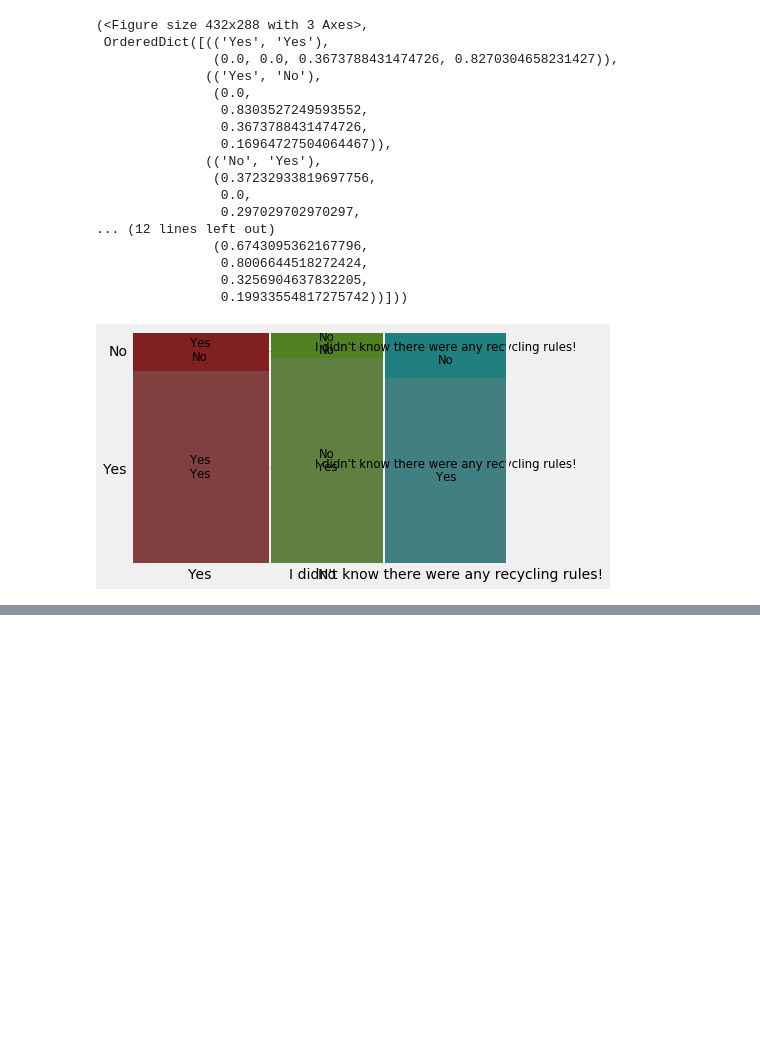
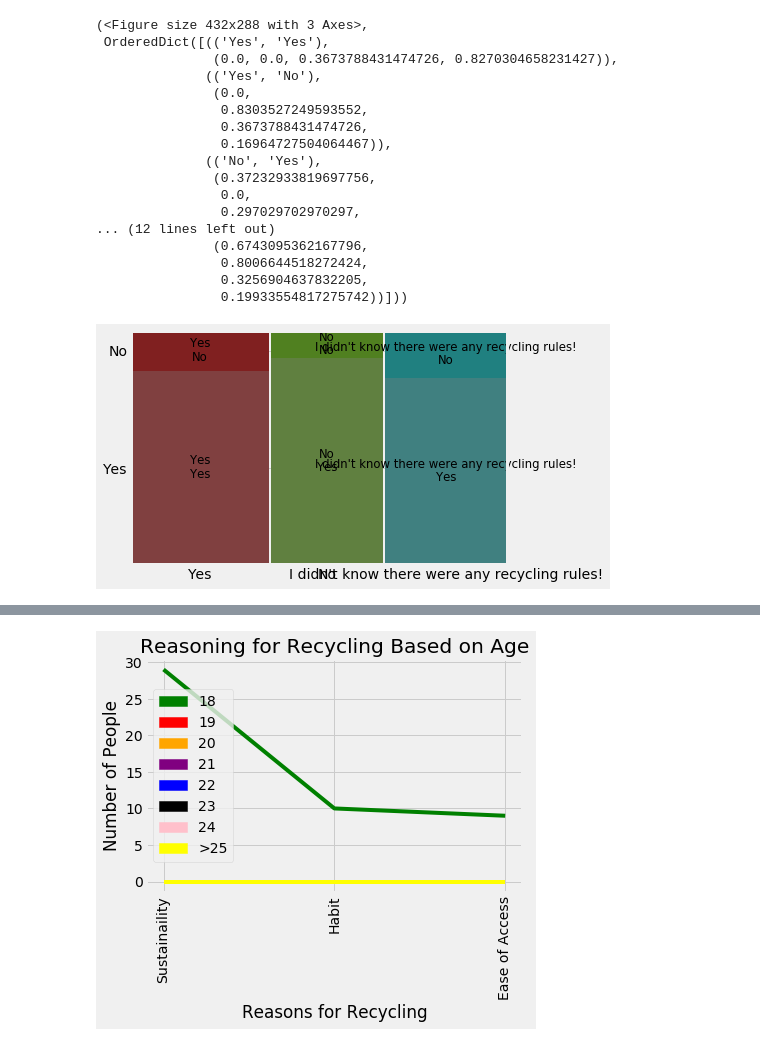
Before and after one commit to aalmeida9/362Project1, a Jupyter notebook: main.ipynb, the cells around one changed output, grey strips where cells are left out. Saved outputs shown, nothing was run; the diff lists cells and outputs as text; code cells hidden in the pictures; blank space fills up the shorter version.

Commit message:
fun with line graphs

```diff
--- a/main.ipynb
+++ b/main.ipynb
@@ -308,0 +310,93 @@ plt.show()
+# %%
+#HAHAHAHAHA
+#print(df['Reasoning'][0])
+#print(len(df['Age']))
+
+#need num of people from ages 18-25 and 25+
+#need how many people slected each for each age
+
+sus18 = 0
+hab18 = 0
+ease18 = 0
+sus19= 0
+hab19 = 0
+ease19 = 0
+sus20 = 0
+hab20 = 0
+ease20 = 0
+sus21 = 0
+hab21 = 0
+ease21 = 0
+sus22 = 0
+hab22 = 0
+ease22 = 0
+sus23 = 0
+hab23 = 0
+ease23 = 0
+sus24 = 0
+hab24 = 0
+ease24 = 0
+sus25 = 0
+hab25 = 0
+ease25 = 0
+sus25_plus = 0
+hab25_plus = 0
+ease25_plus = 0
+
+for i in range (0, len(df['Age'])):
+    if df['Age'][i] == 18:
+        if 'Sustainability' in df['Reasoning'][i]:
+            sus18+=1
+        elif 'Habit' in df['Reasoning'][i]:
+            hab18+=1
+        elif 'Ease of Access' in df['Reasoning'][i]:
+            ease18+=1
+print(sus18)
+print(hab18)
+print(ease18)
+
+
+x_labels = ['Sustainaility', 'Habit', 'Ease of Access']
+
+y_units_18 = [sus18, hab18, ease18]
+y_units_19 = [sus19, hab19, ease19]
+y_units_20 = [sus20, hab20, ease20]
+y_units_21 = [sus21, hab21, ease21]
+y_units_22 = [sus22, hab22, ease22]
+y_units_23 = [sus23, hab23, ease23]
+y_units_24 = [sus24, hab24, ease24]
+y_units_25 = [sus25, hab25, ease25]
+y_units_greater_25 = [sus25_plus, hab25_plus, ease25_plus]
+
+plt.plot(y_units_18, color='green')
+plt.plot(y_units_19, color='red')
+plt.plot(y_units_20, color='orange')
+plt.plot(y_units_21, color='purple')
+plt.plot(y_units_22, color='blue')
+plt.plot(y_units_23, color='black')
+plt.plot(y_units_24, color='pink')
+plt.plot(y_units_25, color='brown')
+plt.plot(y_units_greater_25, color='yellow')
+
+plt.title("Reasoning for Recycling Based on Age")
+
+plt.xlabel('Reasons for Recycling')
+plt.ylabel('Number of People')
+plt.xticks(np.arange(len(x_labels)), x_labels, rotation=90)
+
+green_line = mpatches.Patch(color='green', label='18')
+red_line = mpatches.Patch(color='red', label='19')
+orange_line = mpatches.Patch(color='orange', label='20')
+purple_line = mpatches.Patch(color='purple', label='21')
+blue_line = mpatches.Patch(color='blue', label='22')
+black_line = mpatches.Patch(color='black', label='23')
+pink_line = mpatches.Patch(color='pink', label='24')
+brown_line = mpatches.Patch(color='brown', label='25')
+yellow_line = mpatches.Patch(color='yellow', label='>25')
+
+plt.legend(handles=[green_line, red_line, orange_line, purple_line, blue_line, black_line, pink_line, yellow_line])
+
+plt.grid(True)
+
+plt.show()
+# %% [output]
@@ -308,0 +406 @@ plt.show()
+[figure, added]
```
Also changed, not shown: parts of 3 cells of this notebook.
